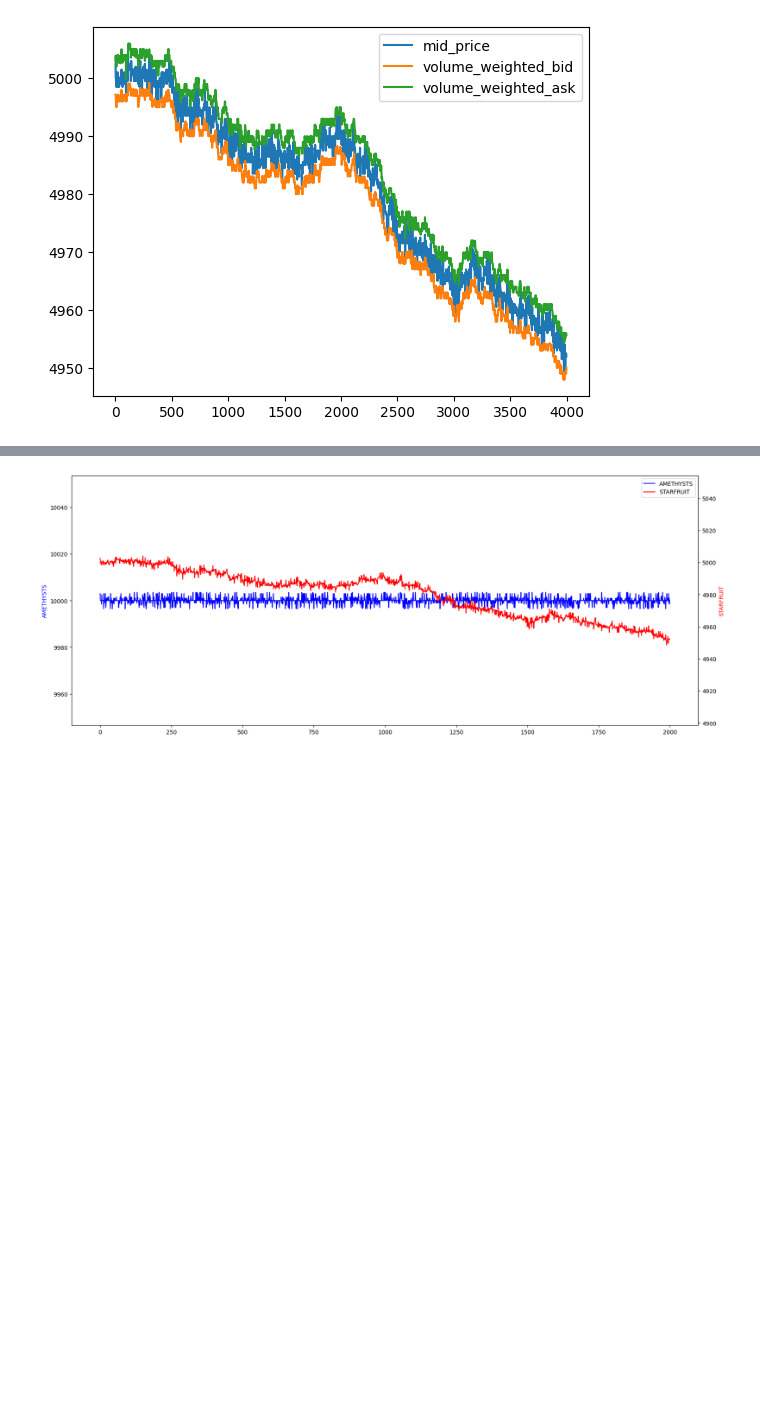
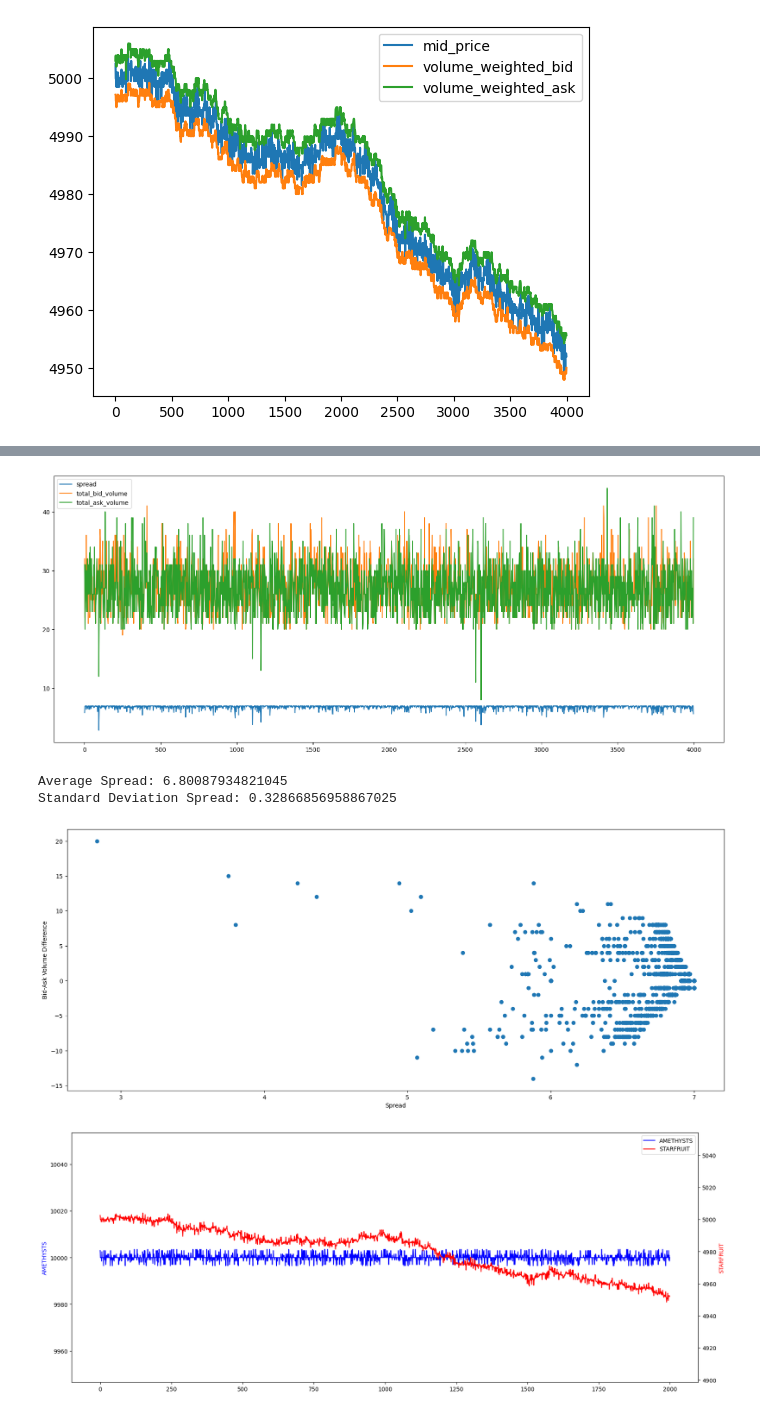
Before and after one commit to yinkiatho/IMC-Prosperity, a Jupyter notebook: preprocessing.ipynb, the cells around one changed output, grey strips where cells are left out. Cells and saved outputs as stored; diff of their text form; code cells hidden in the pictures; blank space fills up the shorter version.

```diff
--- a/preprocessing.ipynb
+++ b/preprocessing.ipynb
@@ -89,3 +160,30 @@ plt.show()
+# %%
+# Descriptive Statistics , finding mid_price, spread and volume
+
+# Plot spread and volume
+fig, ax = plt.subplots(figsize=(20, 8))
+plt.plot(starfruit_df['spread'], label='spread')
+plt.plot(starfruit_df['total_bid_volume'], label='total_bid_volume')
+plt.plot(starfruit_df['total_ask_volume'], label='total_ask_volume')
+plt.legend()
+plt.show()
+
+# Average spread
+print("Average Spread: " + str(starfruit_df['spread'].mean()))
+print("Standard Deviation Spread: " + str(starfruit_df['spread'].std()))
+
+
+# Plot the spread against difference in bid and ask volume
+fig, ax = plt.subplots(figsize=(20, 8))
+plt.scatter(starfruit_df['spread'], starfruit_df['total_bid_volume'] - starfruit_df['total_ask_volume'])
+plt.xlabel('Spread')
+plt.ylabel('Bid-Ask Volume Difference')
+plt.show()
+# %% [output]
+[figure, added]
+Average Spread: 6.80087934821045
+Standard Deviation Spread: 0.32866856958867025
+[figure, added]
 # %%
 # Pipeline for Pairs Trading
 #print(os.getcwd())
```
Also changed, not shown: parts of 3 cells of this notebook, 36 other files.
